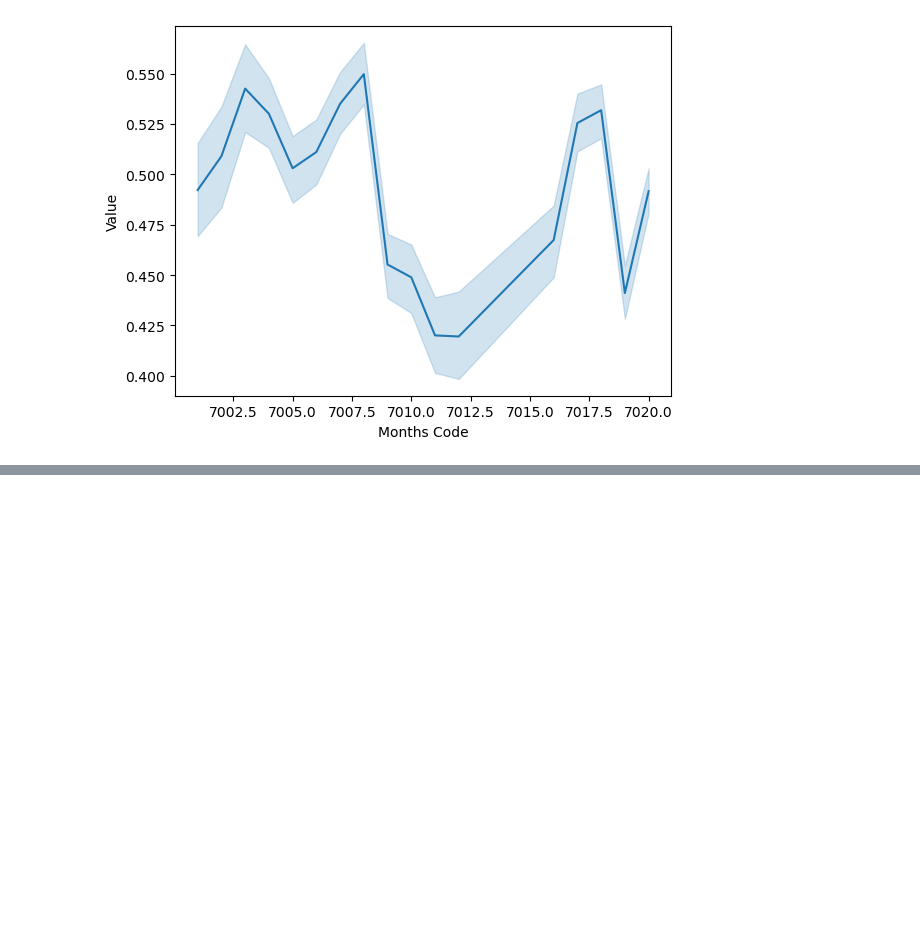
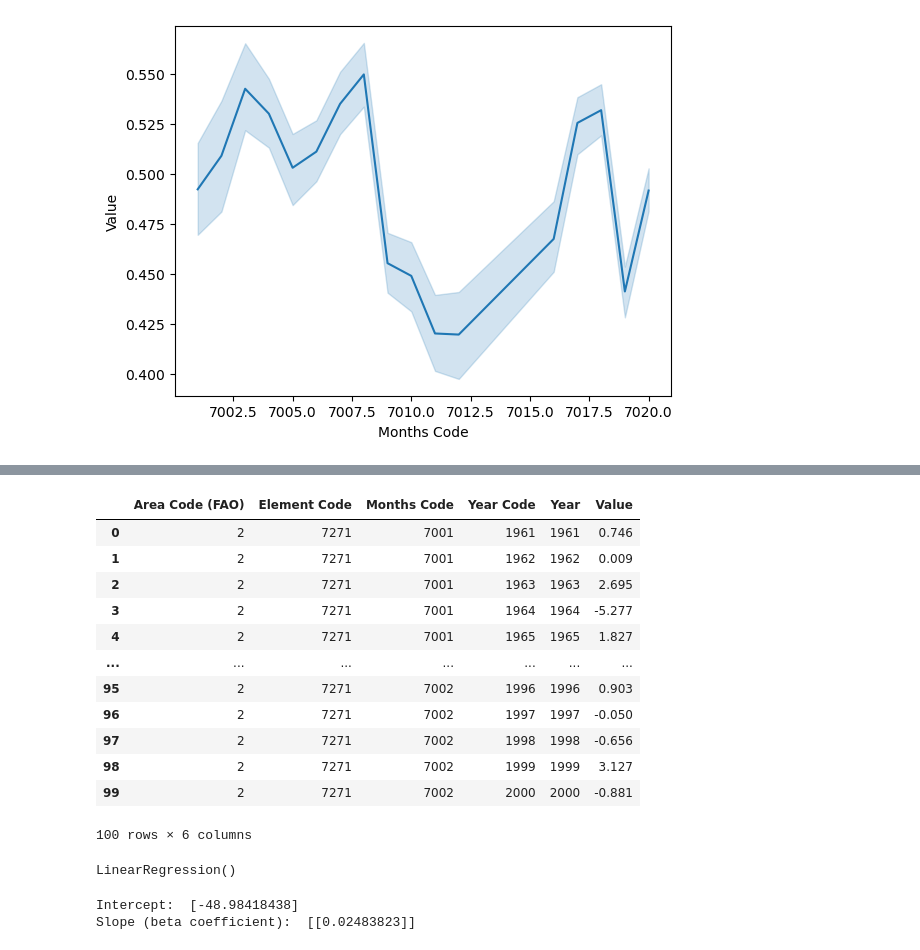
Before and after one commit to JR224-jpg/climate-change, a Jupyter notebook: climate change project.ipynb, the cells around one changed output, grey strips where cells are left out. Cells and saved outputs as stored; diff of their text form; code cells hidden in the pictures; blank space fills up the shorter version.

```diff
--- a/climate change project.ipynb
+++ b/climate change project.ipynb
@@ -284,0 +327,34 @@ df.head()
+# %%
+df2['Value'] = df2['Value'].fillna(0)
+# %%
+df2.head(100)
+# %% [output]
+|  | Area Code (FAO) | Element Code | Months Code | Year Code | Year | Value |
+| 0 | 2 | 7271 | 7001 | 1961 | 1961 | 0.746 |
+| 1 | 2 | 7271 | 7001 | 1962 | 1962 | 0.009 |
+| 2 | 2 | 7271 | 7001 | 1963 | 1963 | 2.695 |
+| 3 | 2 | 7271 | 7001 | 1964 | 1964 | -5.277 |
+| 4 | 2 | 7271 | 7001 | 1965 | 1965 | 1.827 |
+| ... | ... | ... | ... | ... | ... | ... |
+| 95 | 2 | 7271 | 7002 | 1996 | 1996 | 0.903 |
+| 96 | 2 | 7271 | 7002 | 1997 | 1997 | -0.050 |
+| 97 | 2 | 7271 | 7002 | 1998 | 1998 | -0.656 |
+| 98 | 2 | 7271 | 7002 | 1999 | 1999 | 3.127 |
+| 99 | 2 | 7271 | 7002 | 2000 | 2000 | -0.881 |
+100 rows × 6 columns
+# %%
+
+regressor = LinearRegression()
+#training the algorithm
+regressor.fit(x_train, y_train)
+# %% [output]
+LinearRegression()
+# %%
+
+#To retrieve the intercept:
+print("Intercept: ", regressor.intercept_)
+#To retrieve the slope:
+print("Slope (beta coefficient): ", regressor.coef_)
+# %% [output]
+Intercept:  [-48.98418438]
+Slope (beta coefficient):  [[0.02483823]]
```
Also changed, not shown: parts of 24 cells of this notebook.
